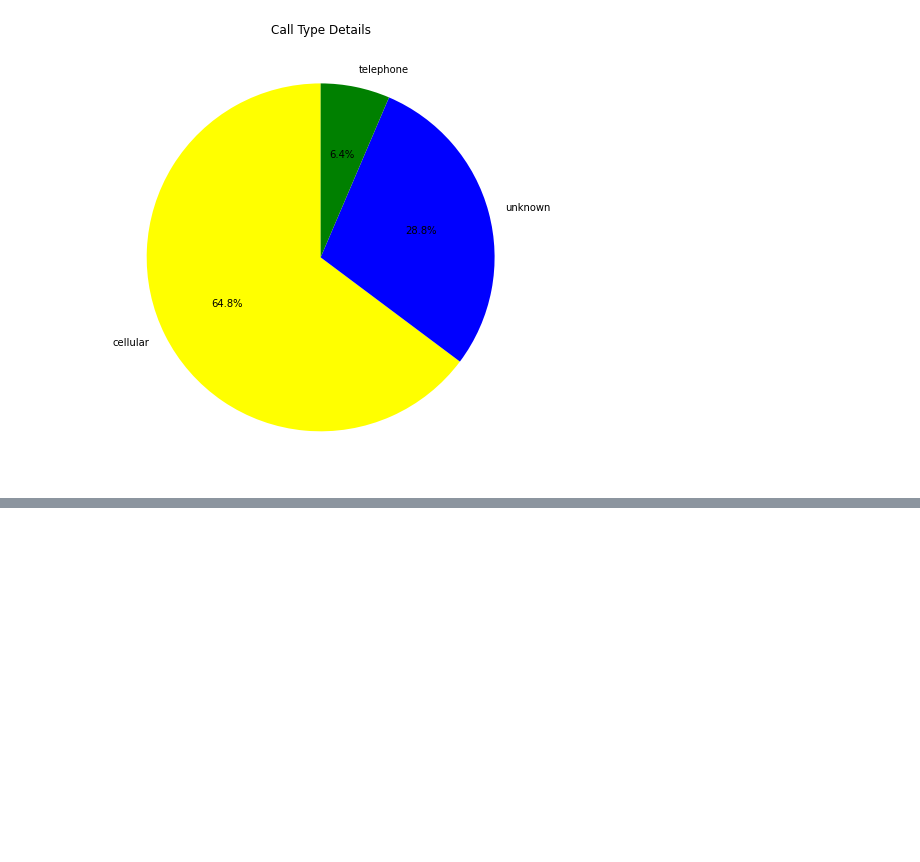
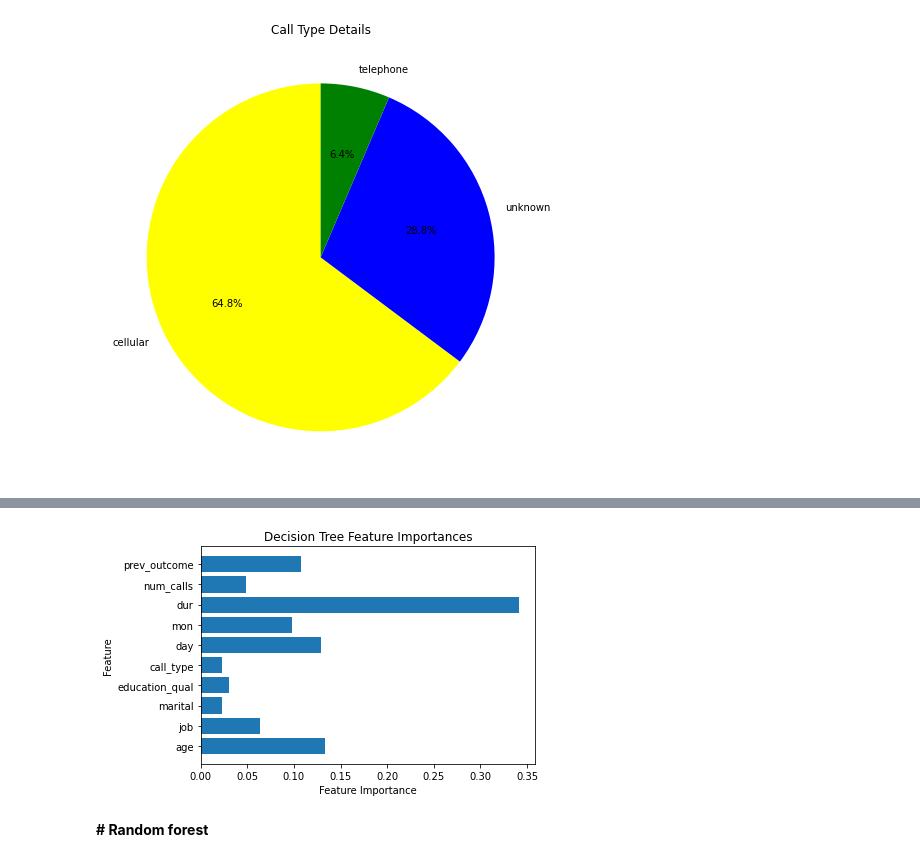
Before and after one commit to sunilbabu07/customer-conversion-prediction, a Jupyter notebook: guvi.ipynb, the cells around one changed output, grey strips where cells are left out. Drawn from its saved outputs; the diff is of its cells as text; code cells hidden in the pictures; blank space fills up the shorter version.

```diff
--- a/guvi.ipynb
+++ b/guvi.ipynb
@@ -541,0 +630,7 @@ roc_auc_score(y_test, dt.predict_proba(X_test)[:, 1])
+# %%
+dt_model = DecisionTreeClassifier()
+dt_model.fit(X_train, y_train)
+feature_importance = dt_model.feature_importances_
+sorted_idx = feature_importance.argsort()[::-1]
+for i in sorted_idx:
+    print(f"{X_train.columns[i]}: {feature_importance[i]}")
@@ -541,0 +648,14 @@ roc_auc_score(y_test, dt.predict_proba(X_test)[:, 1])
+# %%
+dt_model = DecisionTreeClassifier()
+dt_model.fit(X_train, y_train)
+feature_importance = dt_model.feature_importances_
+
+plt.barh(X_train.columns, feature_importance)
+plt.xlabel("Feature Importance")
+plt.ylabel("Feature")
+plt.title("Decision Tree Feature Importances")
+plt.show()
+# %% [output]
+[figure, added]
+# %% [markdown]
+**# Random forest**
```
Also changed, not shown: parts of 55 cells of this notebook.
